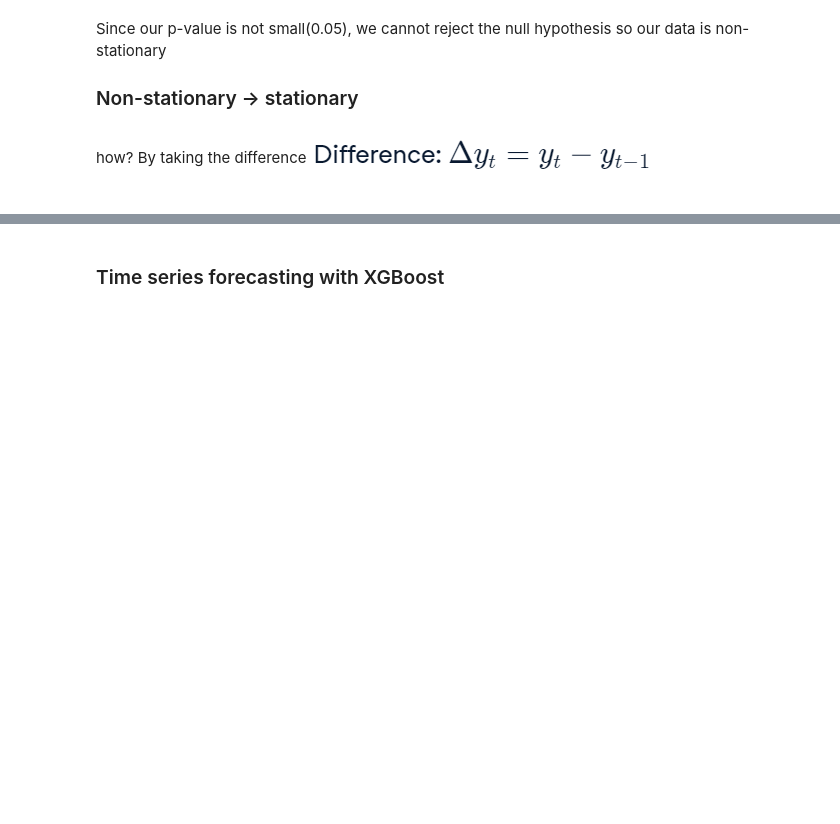
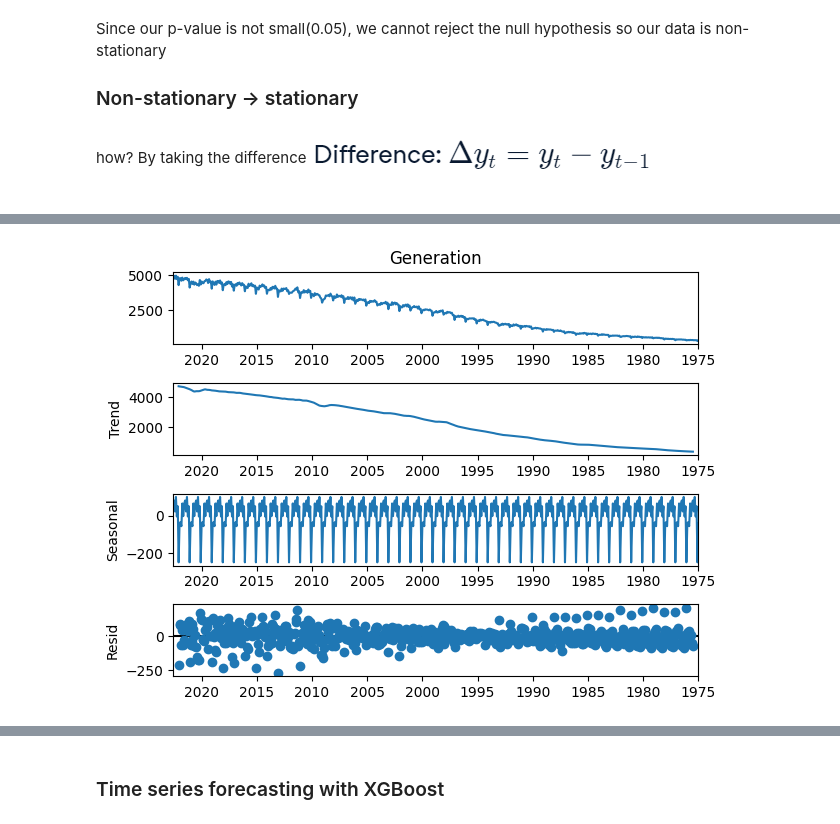
Before and after one commit to LaddieTJC/SG-electricity-generation-analysis, a Jupyter notebook: Singapore Electrical Generation (Industry).ipynb, the cells around one changed output, grey strips where cells are left out. Saved outputs shown, nothing was run; the diff lists cells and outputs as text; code cells hidden in the pictures; blank space fills up the shorter version.

```diff
--- a/Singapore Electrical Generation (Industry).ipynb
+++ b/Singapore Electrical Generation (Industry).ipynb
@@ -178,0 +202,2 @@ results
+# %%
+results = model.fit()
@@ -178,0 +256,6 @@ results
+# %%
+decomp = seasonal_decompose(df['Generation'],period=12)
+decomp.plot()
+plt.show()
+# %% [output]
+[figure, added]
```
Also changed, not shown: parts of 55 cells of this notebook.
